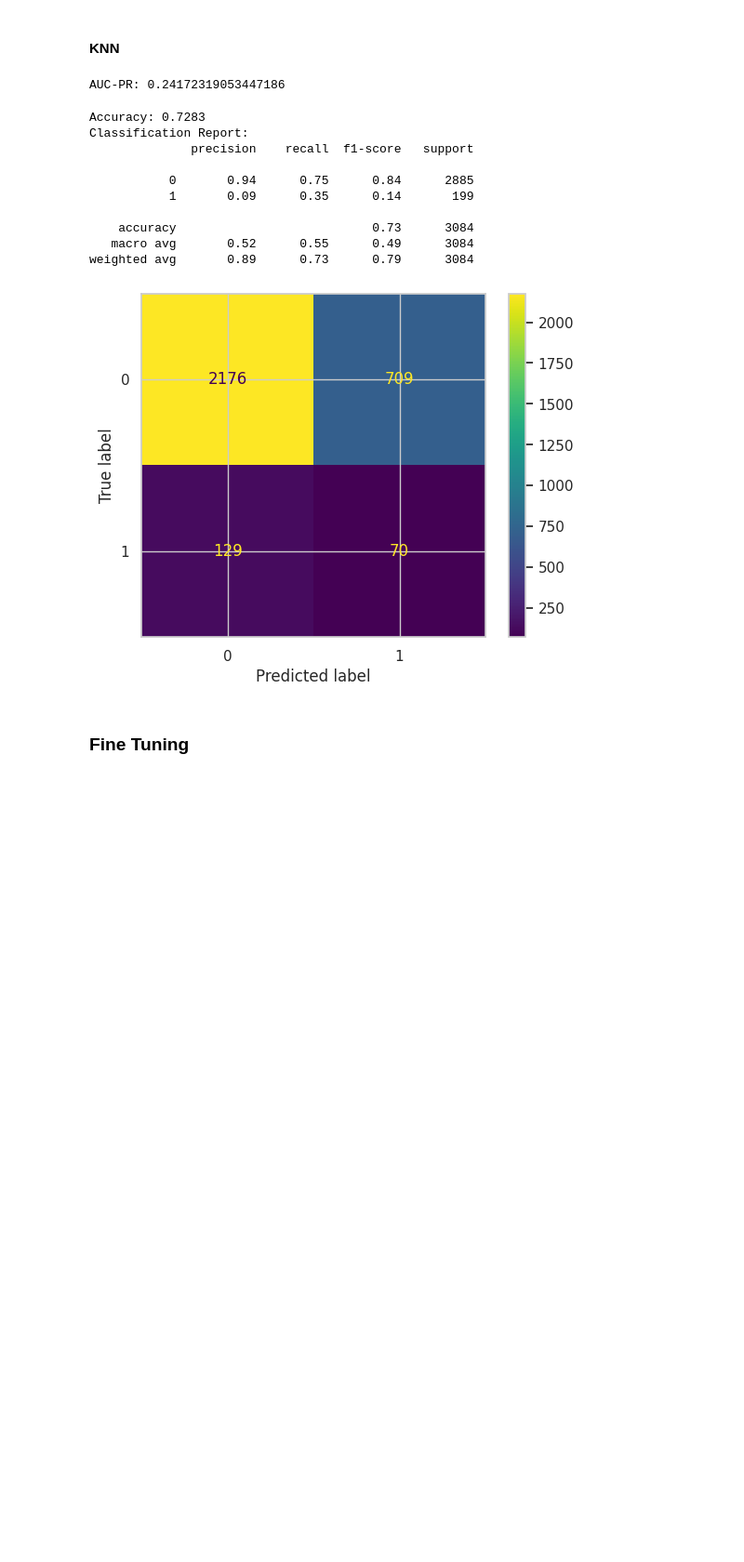
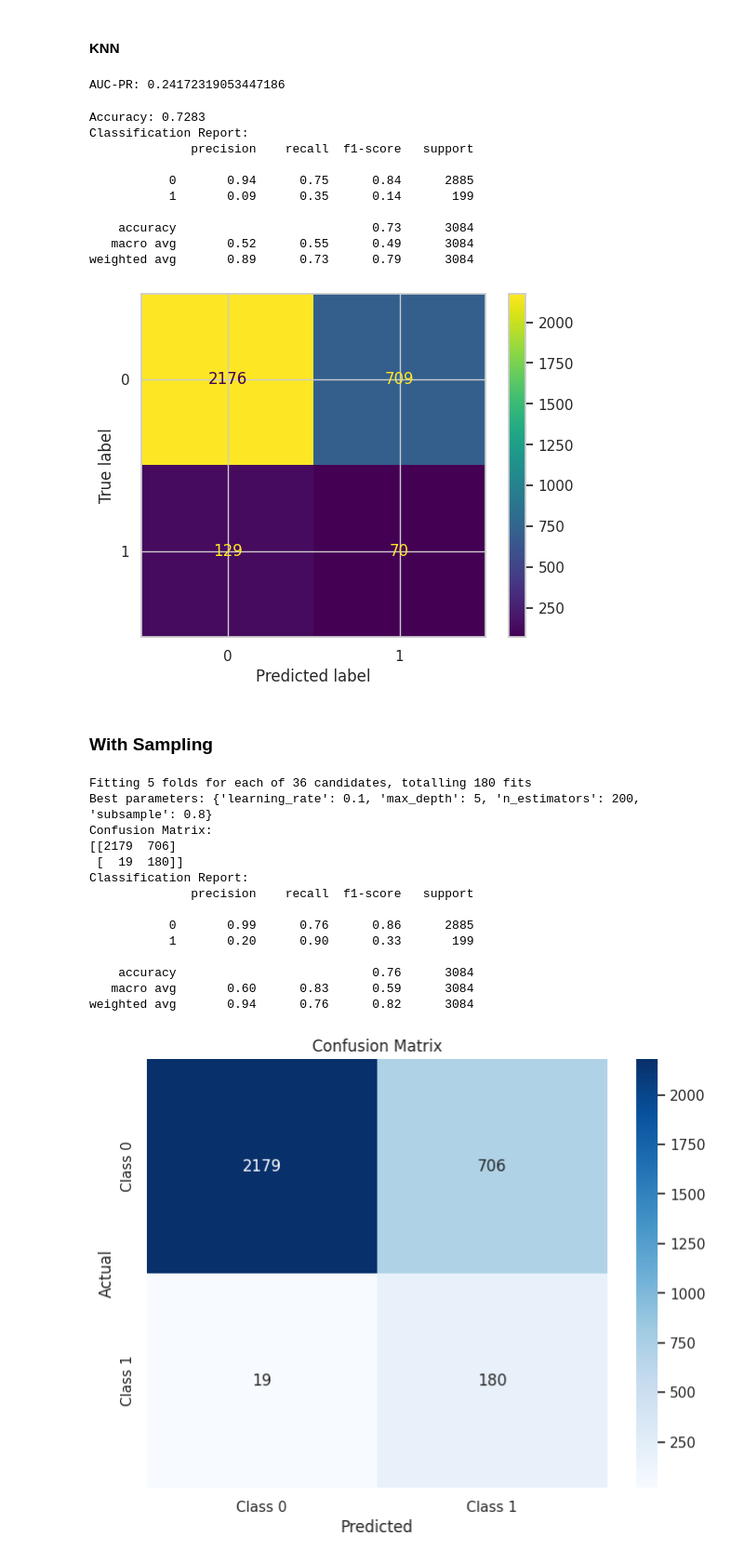
Before and after one commit to kimp10/Insurance-Fraud-Detection-Model-, a Jupyter notebook: Insurance_Fraud_detection.ipynb, the cells around one changed output. Shown at 93% size. Saved outputs shown, nothing was run; the diff lists cells and outputs as text; code cells hidden in the pictures; blank space fills up the shorter version.

```diff
--- a/Insurance_Fraud_detection.ipynb
+++ b/Insurance_Fraud_detection.ipynb
@@ -1257,5 +1308,5 @@ disp.plot()
 plt.show()
 # %% [output]
 [figure]
-# %% [markdown]
-### Fine Tuning
+# %% [markdown]
+### With Sampling
@@ -1261,0 +1319,76 @@ plt.show()
+# %%
+import xgboost as xgb
+from sklearn.model_selection import GridSearchCV
+from sklearn.metrics import confusion_matrix, classification_report
+import matplotlib.pyplot as plt
+import seaborn as sns
+
+# Step 1: Define the model
+xgb_model = xgb.XGBClassifier(use_label_encoder=False, eval_metric='mlogloss')
+
+# Step 2: Set up the parameter grid for hyperparameter tuning
+param_grid = {
+    'n_estimators': [100, 200],   # Number of trees
+    'max_depth': [3, 5, 7],        # Maximum depth of the tree
+    'learning_rate': [0.01, 0.1],  # Step size shrinkage
+    'subsample': [0.6, 0.8, 1.0],  # Fraction of samples used for fitting
+}
+
+# Step 3: Set up Grid Search
+grid_search = GridSearchCV(estimator=xgb_model,
+                           param_grid=param_grid,
+                           scoring='accuracy',
+                           cv=5,
+                           verbose=1,
+                           n_jobs=-1)
+
+# Step 4: Fit the model on the training set
+grid_search.fit(X_train_under, y_train_under)
+
+# Step 5: Retrieve best parameters from the grid search
+best_params = grid_search.best_params_
+print("Best parameters:", best_params)
+
+# Step 6: Create a new model with the best parameters
+best_xgb_model = xgb.XGBClassifier(**best_params, use_label_encoder=False, eval_metric='mlogloss')
+
+# Step 7: Train the model on the training set with the best parameters
+best_xgb_model.fit(X_train_under, y_train_under)
+
+# Step 8: Make predictions on the test set
+y_pred_xgb_under = best_xgb_model.predict(X_test)
+
+# Step 9: Evaluate the model with a confusion matrix and classification report
+conf_matrix = confusion_matrix(y_test, y_pred_xgb_under)
+print("Confusion Matrix:")
+print(conf_matrix)
+
+class_report = classification_report(y_test, y_pred_xgb_under)
+print("Classification Report:")
+print(class_report)
+
+# Step 10: Visualize the confusion matrix
+plt.figure(figsize=(8, 6))
+sns.heatmap(conf_matrix, annot=True, fmt='d', cmap='Blues',
+            xticklabels=['Class 0', 'Class 1'],
+            yticklabels=['Class 0', 'Class 1'])
+plt.ylabel('True label')
+plt.xlabel('Predicted label')
+plt.title('Confusion Matrix')
+plt.show()
+# %% [output]
+Fitting 5 folds for each of 36 candidates, totalling 180 fits
+Best parameters: {'learning_rate': 0.1, 'max_depth': 5, 'n_estimators': 200, 'subsample': 0.8}
+Confusion Matrix:
+[[2179  706]
+ [  19  180]]
+Classification Report:
+              precision    recall  f1-score   support
+
+           0       0.99      0.76      0.86      2885
+           1       0.20      0.90      0.33       199
+
+    accuracy                           0.76      3084
+   macro avg       0.60      0.83      0.59      3084
+weighted avg       0.94      0.76      0.82      3084
+[figure, added]
```
Also changed, not shown: parts of 14 cells of this notebook.
